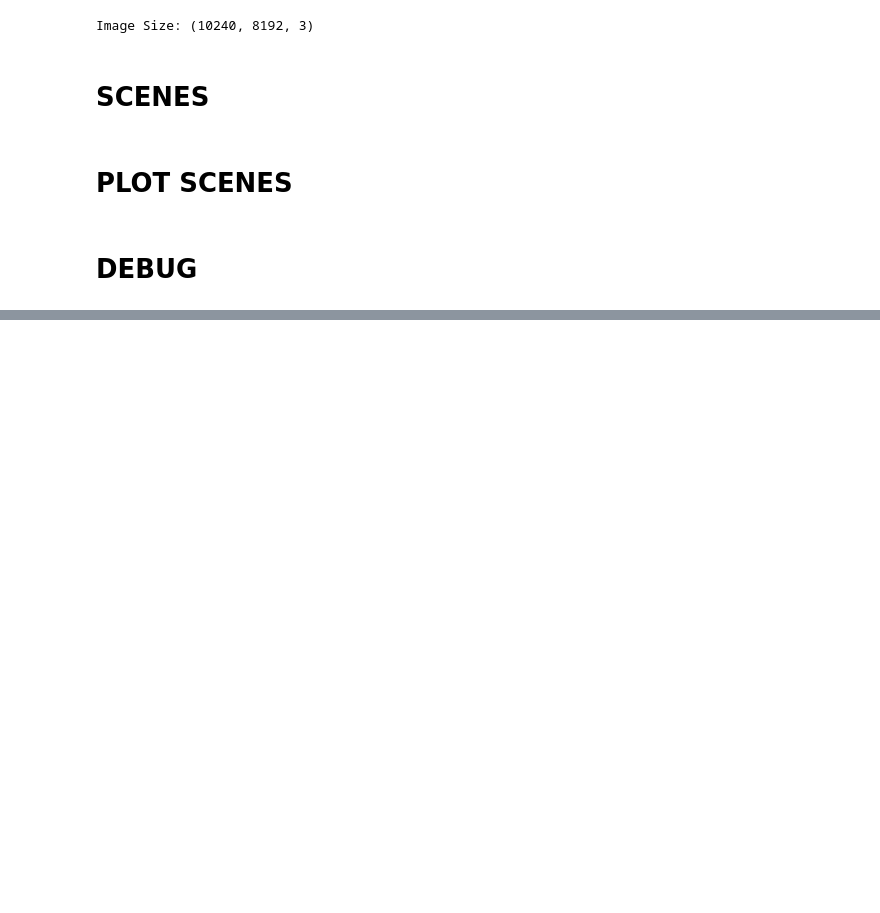
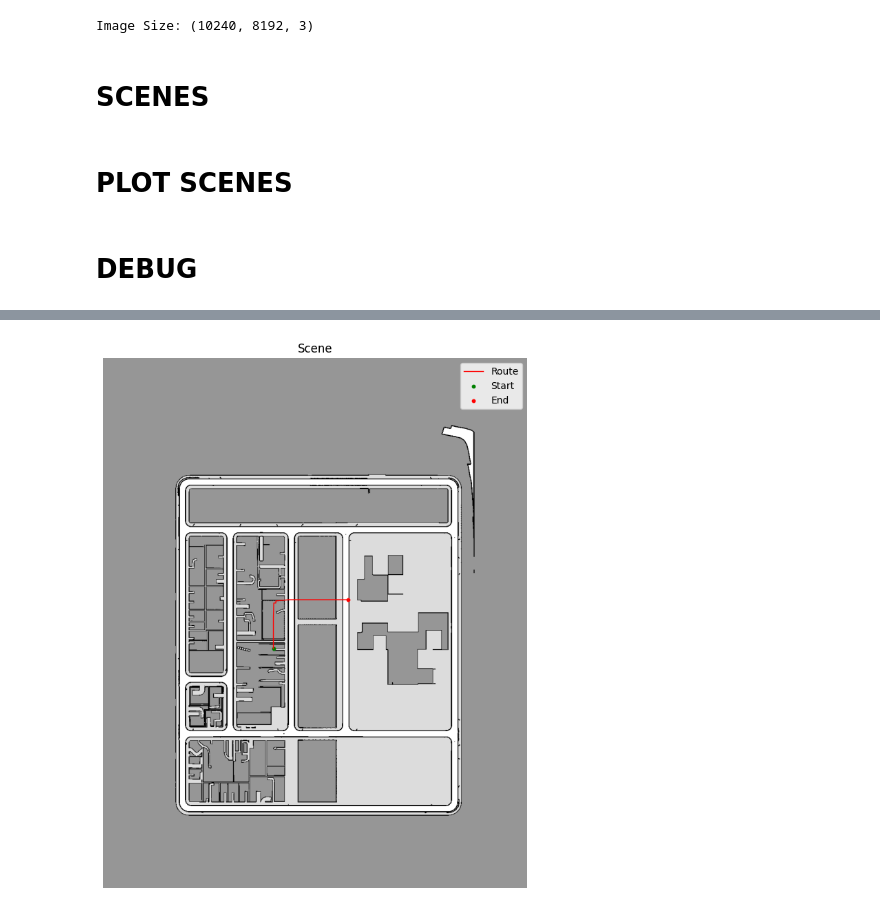
Before and after one commit to danielmtzbarba/carlabev-env, a Jupyter notebook: CarlaBEV/scripts/route_generator.ipynb, the cells around one changed output, grey strips where cells are left out. Saved outputs shown, nothing was run; the diff lists cells and outputs as text; code cells hidden in the pictures; blank space fills up the shorter version.

```diff
--- a/CarlaBEV/scripts/route_generator.ipynb
+++ b/CarlaBEV/scripts/route_generator.ipynb
@@ -262,3 +312,10 @@ draw_scene(rgbmap_8, actors_8)
+# %%
+scene_id = 'scene-0'
+scene_builder_8 = SceneBuilder([scene_id], 128, semap_8)
+actors_8 = scene_builder_8.get_scene_actors(scene_id)
+draw_scene(rgbmap_8, actors_8)
+# %% [output]
+[figure, added]
 # %%
 draw_scene(rgbmap, actors_1)
 # %% [output]
```
Also changed, not shown: parts of 7 cells of this notebook, 19 other files.
